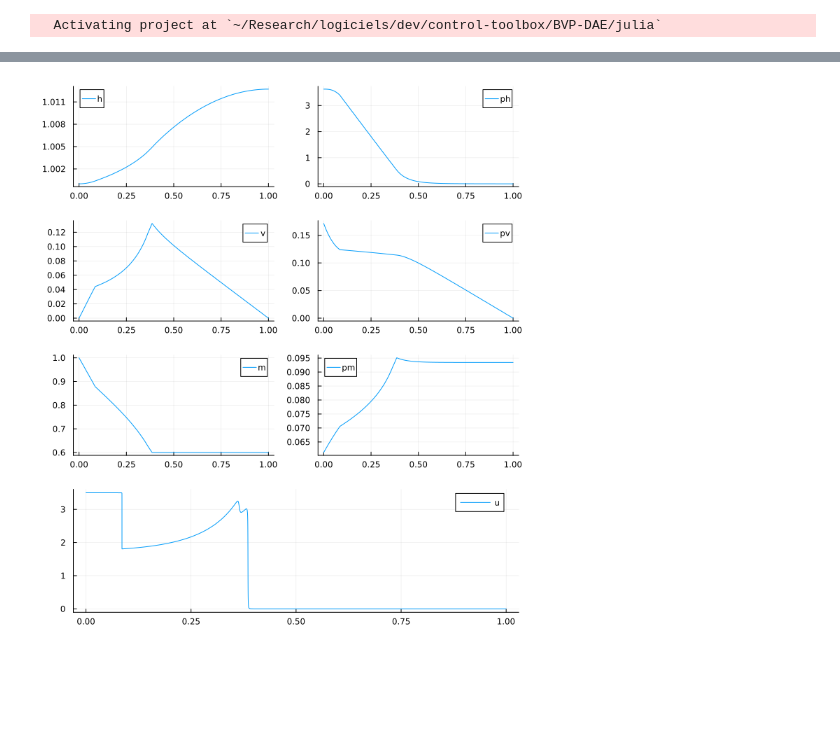
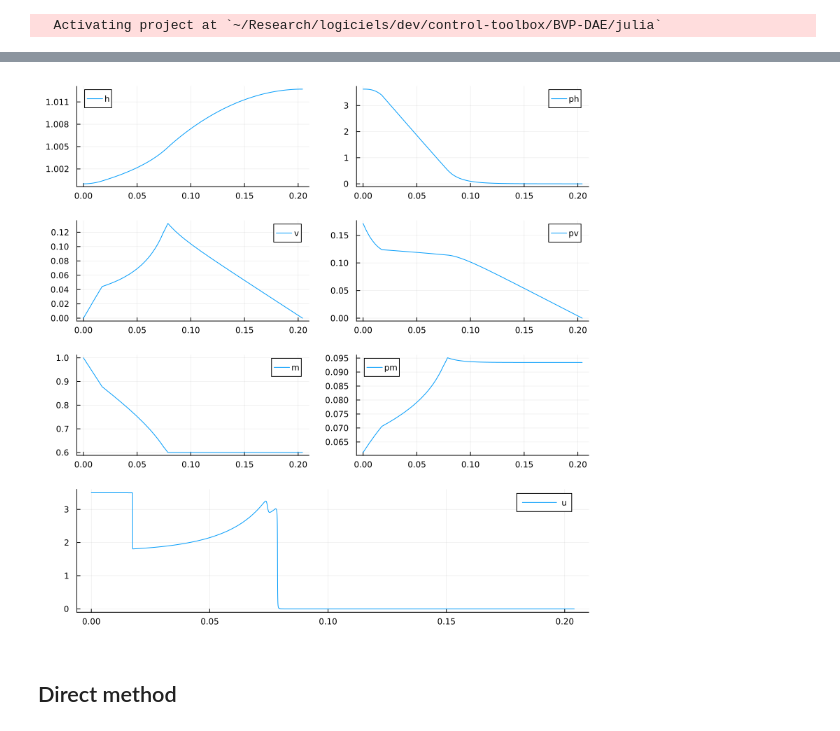
Before and after one commit to control-toolbox/BVP-DAE, a Jupyter notebook: julia/goddard.ipynb, the cells around one changed output, grey strips where cells are left out. Drawn from its saved outputs; the diff is of its cells as text; code cells hidden in the pictures; blank space fills up the shorter version.

```diff
--- a/julia/goddard.ipynb
+++ b/julia/goddard.ipynb
@@ -22,18 +58,59 @@ nothing
 # %%
-plt_h  = plot(t, h;  label="h")
-plt_v  = plot(t, v;  label="v")
-plt_m  = plot(t, m;  label="m")
-plt_ph = plot(t, ph; label="ph")
-plt_pv = plot(t, pv; label="pv")
-plt_pm = plot(t, pm; label="pm")
-plt_u  = plot(t, u;  label="u")
+function plot(sol::GoddardBVPSol; kwargs...)
 
-plt_state   = plot(plt_h,  plt_v,  plt_m;  layout=(3, 1))
-plt_costate = plot(plt_ph, plt_pv, plt_pm; layout=(3, 1))
+    t  = sol.t
+    h  = sol.h
+    v  = sol.v
+    m  = sol.m
+    u  = sol.u
+    ph = sol.ph
+    pv = sol.pv
+    pm = sol.pm
+    tf = sol.tf
 
-plt_xp = plot(plt_state, plt_costate; layout=(1, 2))
+    plt_h  = Plots.plot(t*tf, h;  label="h")
+    plt_v  = Plots.plot(t*tf, v;  label="v")
+    plt_m  = Plots.plot(t*tf, m;  label="m")
+    plt_ph = Plots.plot(t*tf, ph; label="ph")
+    plt_pv = Plots.plot(t*tf, pv; label="pv")
+    plt_pm = Plots.plot(t*tf, pm; label="pm")
+    plt_u  = Plots.plot(t*tf, u;  label="u")
 
-layout = grid(2, 1, heights=[3/4, 1/4])
-plot(plt_xp, plt_u; layout=layout, size=(700, 800))
+    plt_state   = Plots.plot(plt_h,  plt_v,  plt_m;  layout=(3, 1))
+    plt_costate = Plots.plot(plt_ph, plt_pv, plt_pm; layout=(3, 1))
+
+    plt_xp = Plots.plot(plt_state, plt_costate; layout=(1, 2))
+
+    layout = Plots.grid(2, 1, heights=[3/4, 1/4])
+    return Plots.plot(plt_xp, plt_u; layout=layout, kwargs...)
+
+end
+
+function plot!(p::Plots.Plot, sol::GoddardBVPSol; kwargs...)
+
+    t  = sol.t
+    h  = sol.h
+    v  = sol.v
+    m  = sol.m
+    u  = sol.u
+    ph = sol.ph
+    pv = sol.pv
+    pm = sol.pm
+    tf = sol.tf
+
+    Plots.plot!(p[1], t*tf, h;  label="h (BVP)", kwargs...)
+    Plots.plot!(p[2], t*tf, v;  label="v (BVP)", kwargs...)
+    Plots.plot!(p[3], t*tf, m;  label="m (BVP)", kwargs...)
+    Plots.plot!(p[4], t*tf, ph; label="ph (BVP)", kwargs...)
+    Plots.plot!(p[5], t*tf, pv; label="pv (BVP)", kwargs...)
+    Plots.plot!(p[6], t*tf, pm; label="pm (BVP)", kwargs...)
+    Plots.plot!(p[7], t*tf, u;  label="u (BVP)", kwargs...)
+
+end
+nothing
-# %% [output]
-[figure, removed]
+# %%
+plt_bvp = plot(sol_bvp; size=(800, 800))
+# %% [output]
+[figure, added]
+# %% [markdown]
+## Direct method
```
Also changed, not shown: parts of 9 cells of this notebook, 2 other files.
